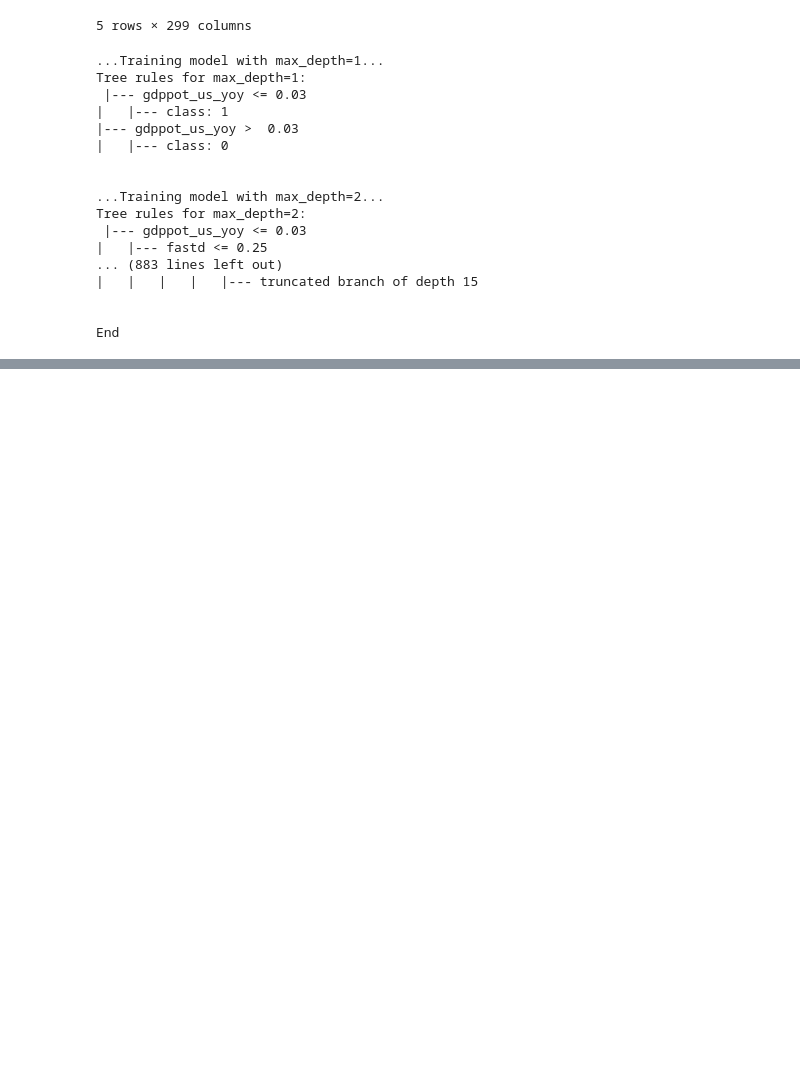
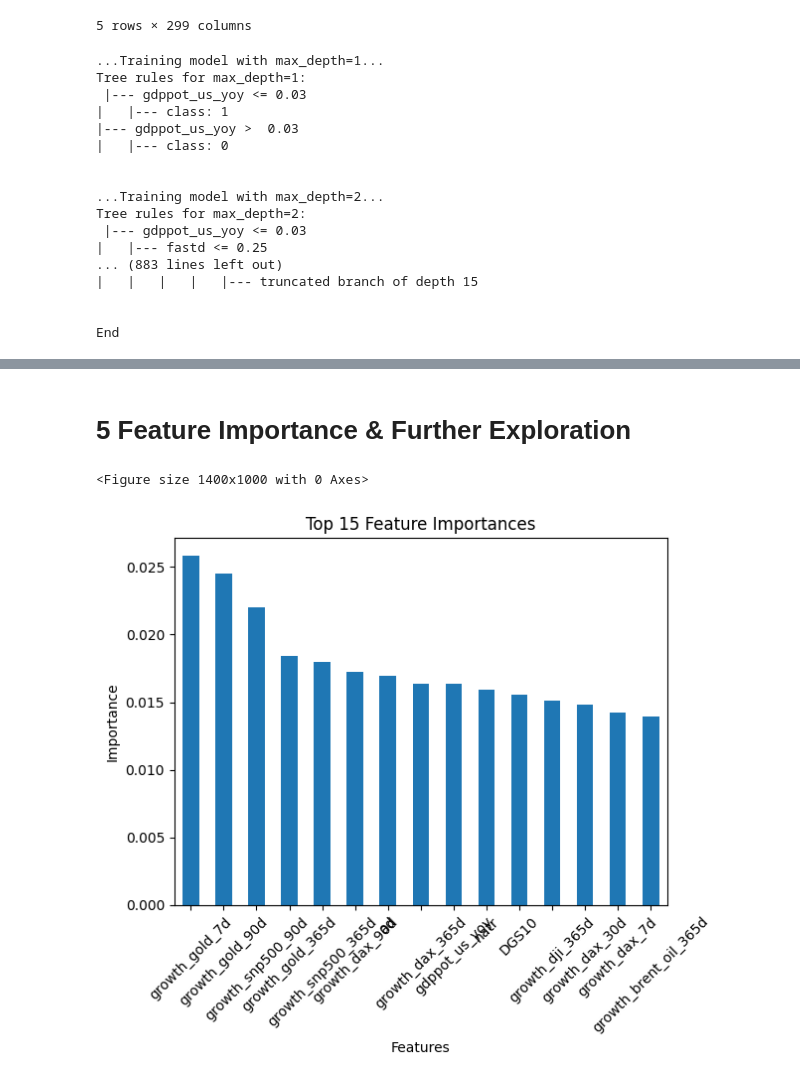
Before and after one commit to GawainGan/Stock-Markets-Analytics, a Jupyter notebook: Code/Module_3_Modelling_Prediction_Evaluation.ipynb, the cells around one changed output, grey strips where cells are left out. Cells and saved outputs as stored; diff of their text form; code cells hidden in the pictures; blank space fills up the shorter version.

```diff
--- a/Code/Module_3_Modelling_Prediction_Evaluation.ipynb
+++ b/Code/Module_3_Modelling_Prediction_Evaluation.ipynb
@@ -776,0 +788,18 @@ precision_best
+# %% [markdown]
+# 5 Feature Importance & Further Exploration
+# %%
+feat_importances = pd.DataFrame(clf_best.feature_importances_, index=features_list, columns=["Importance"])
+feat_importances.sort_values(by='Importance', ascending=False, inplace=True)
+
+# Plot the top 15 feature importances with a larger figure size
+plt.figure(figsize=(14, 10))
+ax = feat_importances.head(15).plot(kind='bar', legend=False)
+plt.title('Top 15 Feature Importances')
+plt.xlabel('Features')
+plt.ylabel('Importance')
+
+plt.xticks(rotation=45)
+plt.show()
+# %% [output]
+<Figure size 1400x1000 with 0 Axes>
+[figure, added]
```
Also changed, not shown: parts of 13 cells of this notebook.
